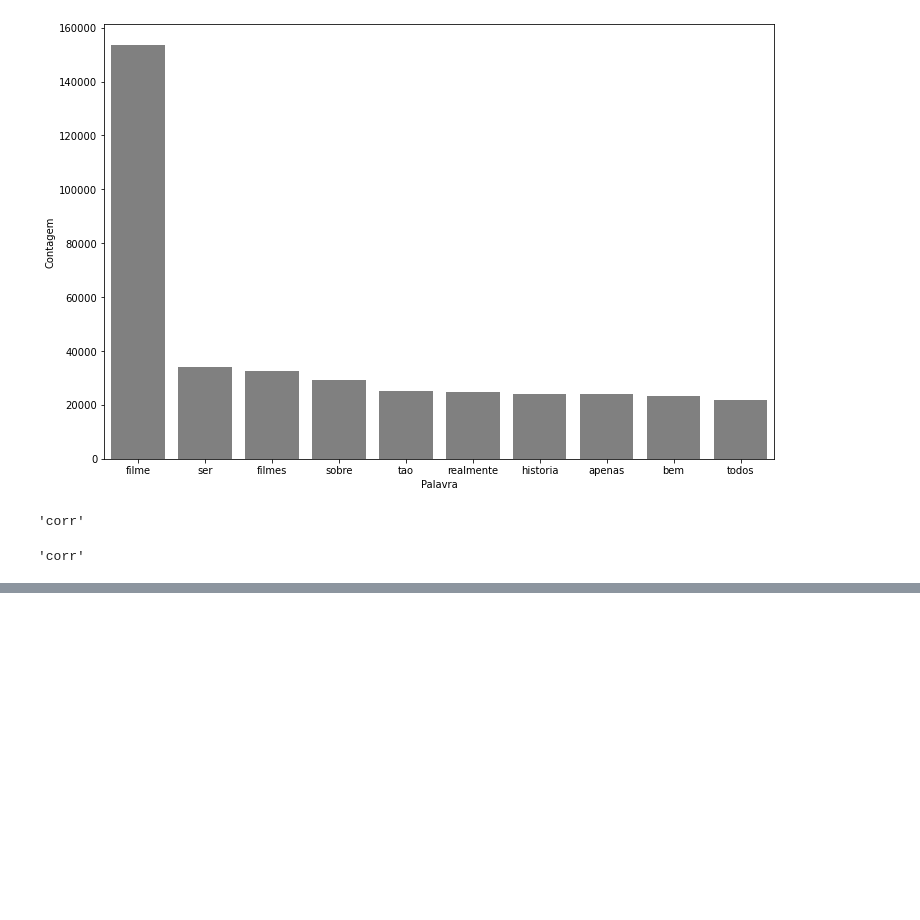
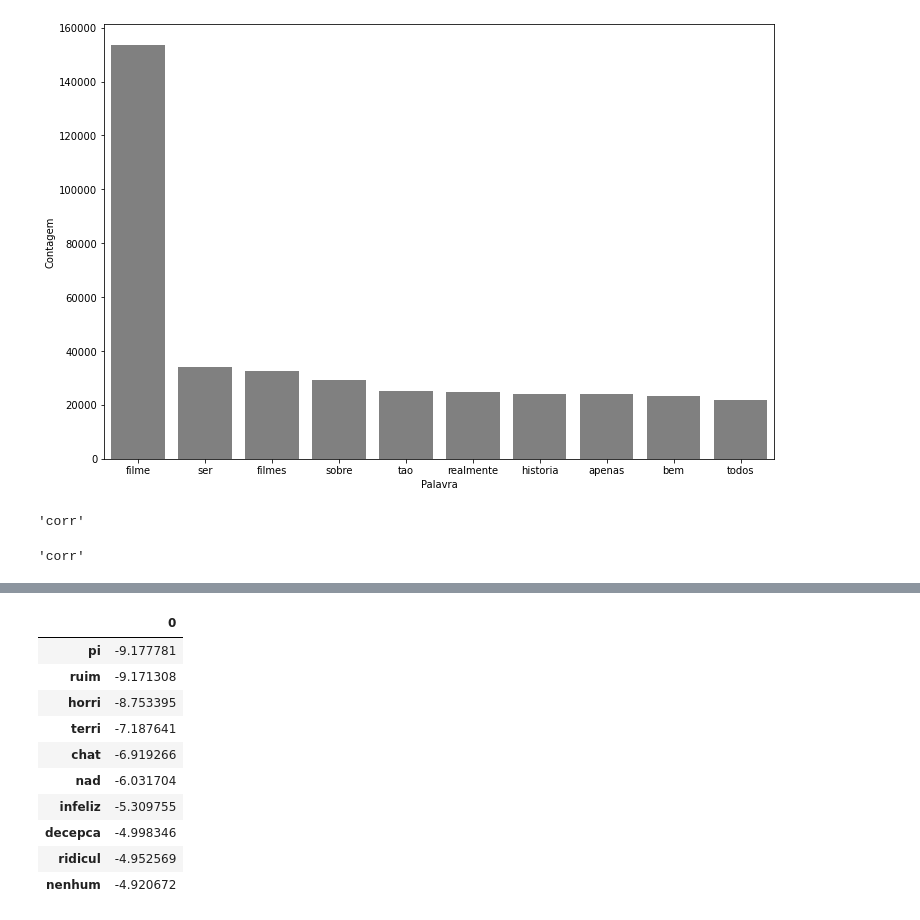
Before and after one commit to radoslz/curso-linguagem-natural-introducao-nlp, a Jupyter notebook: Curso part 2.ipynb, the cells around one changed output, grey strips where cells are left out. Saved outputs shown, nothing was run; the diff lists cells and outputs as text; code cells hidden in the pictures; blank space fills up the shorter version.

```diff
--- a/Curso part 2.ipynb
+++ b/Curso part 2.ipynb
@@ -255,0 +347,14 @@ NameError: name 'acuracia_tratamento4' is not defined
+# %%
+pesos.nsmallest(10,0)
+# %% [output]
+|  | 0 |
+| pi | -9.177781 |
+| ruim | -9.171308 |
+| horri | -8.753395 |
+| terri | -7.187641 |
+| chat | -6.919266 |
+| nad | -6.031704 |
+| infeliz | -5.309755 |
+| decepca | -4.998346 |
+| ridicul | -4.952569 |
+| nenhum | -4.920672 |
```
Also changed, not shown: parts of 10 cells of this notebook.
